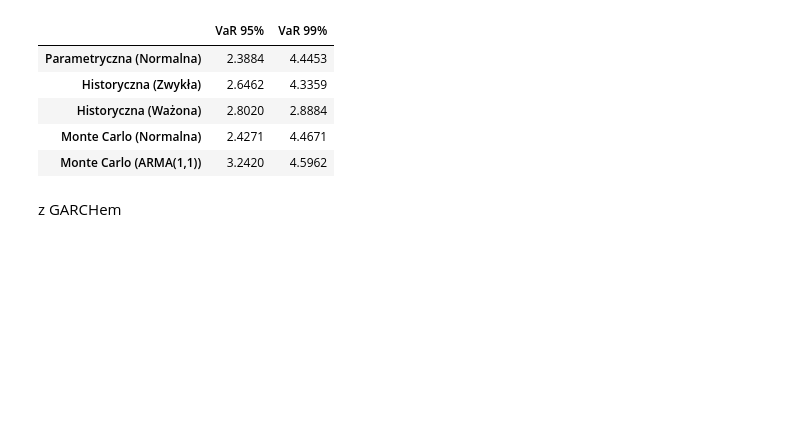
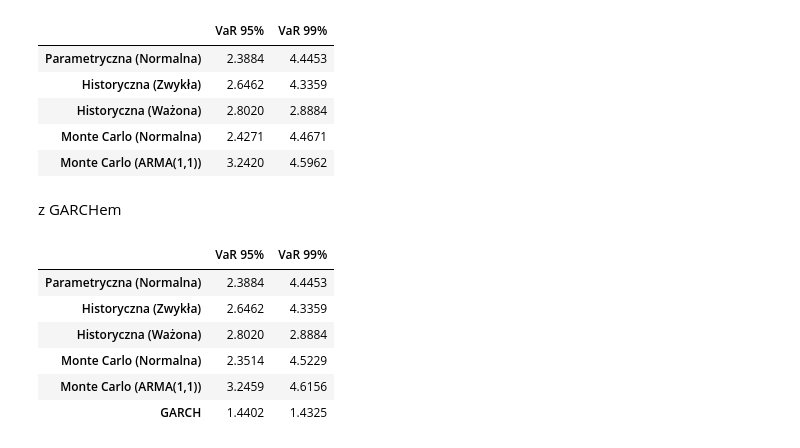
Before and after one commit to werpyr1003/Zarz-dzanie_ryzykiem_McDonald_Corporation, a Jupyter notebook: Projekt_3/prez_3.ipynb, the cells around one changed output. Saved outputs shown, nothing was run; the diff lists cells and outputs as text; code cells hidden in the pictures; blank space fills up the shorter version.

Commit message:
update garch

```diff
--- a/Projekt_3/prez_3.ipynb
+++ b/Projekt_3/prez_3.ipynb
@@ -333,29 +367,37 @@ z GARCHem
 # %%
 var_results = pd.DataFrame({
     "VaR 95%": [
         VaR_95 * 100,  # Parametryczna (Normalna)
         VaR_hist_95 * 100,  # Historyczna (Zwykła)
         VaR_weighted_95 * 100,
         VaR_mc_95_t * 100,  # Historyczna (Ważona)
         VaR_mc_95 * 100,  # Monte Carlo (Normalna)
         VaR_garch_95 * 100  # GARCH
     ],
     "VaR 99%": [
         VaR_99 * 100,  # Parametryczna (Normalna)
         VaR_hist_99 * 100,  # Historyczna (Zwykła)
         VaR_weighted_99 * 100,
         VaR_mc_99_t * 100,  # Historyczna (Ważona)
         VaR_mc_99 * 100,  # Monte Carlo (Normalna)
         VaR_garch_99 * 100  # GARCH
     ]
 }, index=[
     "Parametryczna (Normalna)",
     "Historyczna (Zwykła)",
     "Historyczna (Ważona)",
     "Monte Carlo (Normalna)",
     "Monte Carlo (ARMA(1,1))",
     "GARCH"
 ])
 
 # Wyświetlenie tabeli
-print(var_results.round(4))
+var_results.round(4)
+# %% [output]
+|  | VaR 95% | VaR 99% |
+| Parametryczna (Normalna) | 2.3884 | 4.4453 |
+| Historyczna (Zwykła) | 2.6462 | 4.3359 |
+| Historyczna (Ważona) | 2.8020 | 2.8884 |
+| Monte Carlo (Normalna) | 2.3514 | 4.5229 |
+| Monte Carlo (ARMA(1,1)) | 3.2459 | 4.6156 |
+| GARCH | 1.4402 | 1.4325 |
```
Also changed, not shown: parts of 6 cells of this notebook.
